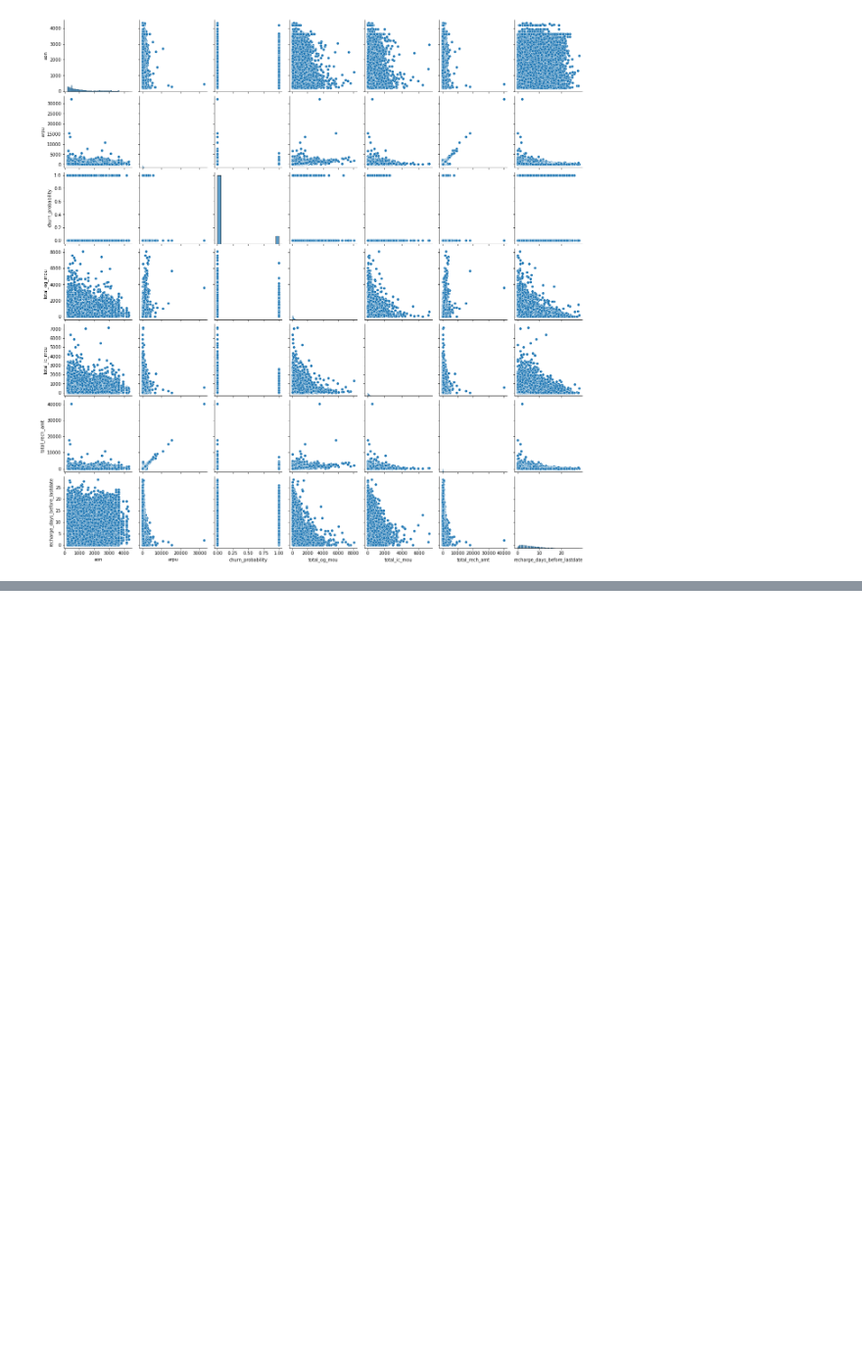
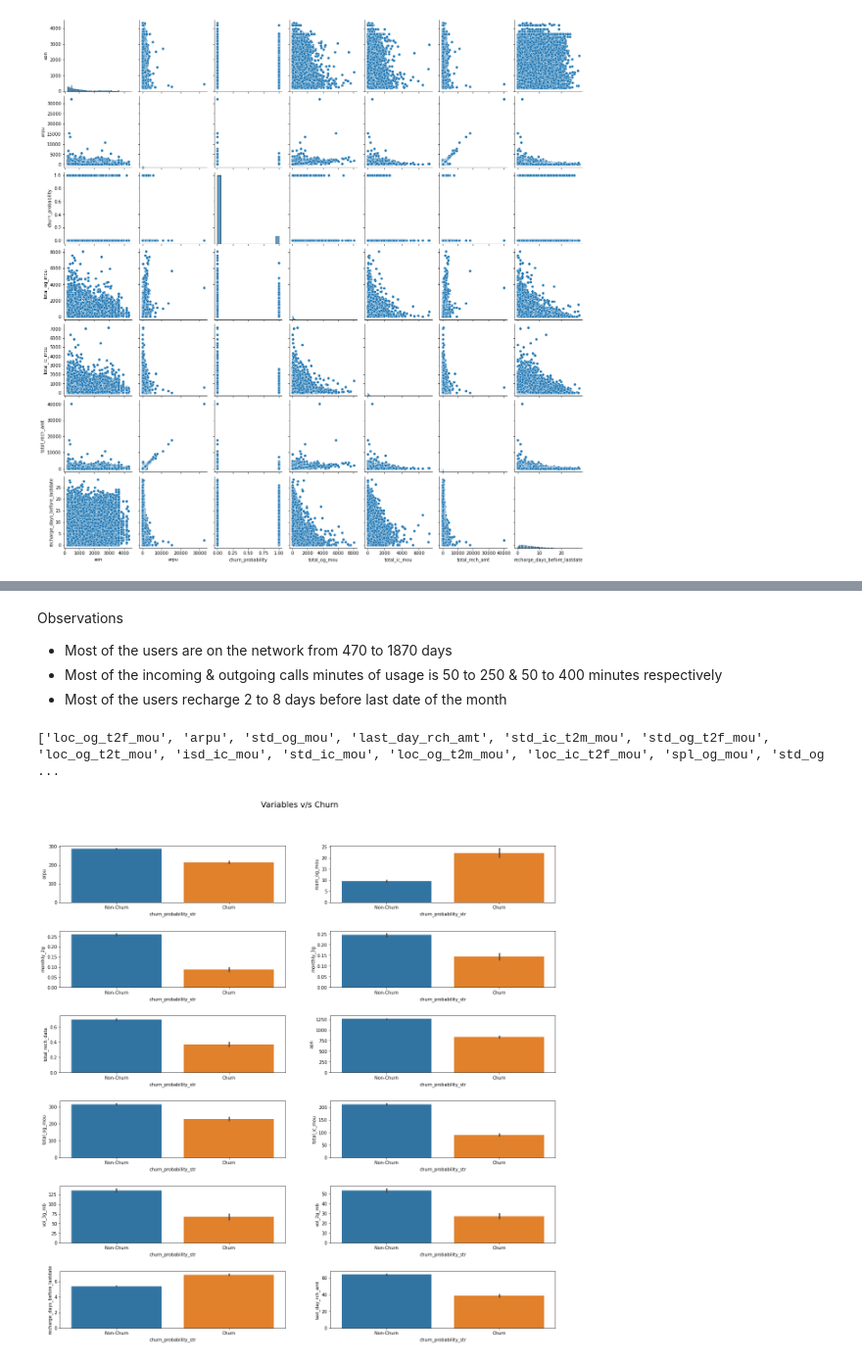
Before and after one commit to karthickchetti/Telecom_Churn_Prediction, a Jupyter notebook: Prediction.ipynb, the cells around one changed output, grey strips where cells are left out. Shown at 98% size. Cells and saved outputs as stored; diff of their text form; code cells hidden in the pictures; blank space fills up the shorter version.

```diff
--- a/Prediction.ipynb
+++ b/Prediction.ipynb
@@ -277,0 +311,38 @@ plt.show()
+# %% [markdown]
+Observations
+- Most of the users are on the network from 470 to 1870 days
+- Most of the incoming & outgoing calls minutes of usage is 50 to 250 & 50 to 400 minutes respectively
+- Most of the users recharge 2 to 8 days before last date of the month
+# %%
+data_eda['churn_probability'] = data_eda['churn_probability'].astype('string')
+data_eda["churn_probability_str"]=data_eda["churn_probability"].apply(lambda x:x.replace("0","Non-Churn").replace("1","Churn"))
+# %%
+#Understanding remaining columns
+cols=list(data_eda.columns)
+cat_cols=["churn_probability","churn_probability_str","night_pck_user","sachet_2g","fb_user","sachet_3g","monthly_2g","monthly_3g"]
+eda_cols=list(set(cols)-set(cat_cols))
+print(eda_cols)
+# %% [output]
+['loc_og_t2f_mou', 'arpu', 'std_og_mou', 'last_day_rch_amt', 'std_ic_t2m_mou', 'std_og_t2f_mou', 'loc_og_t2t_mou', 'isd_ic_mou', 'std_ic_mou', 'loc_og_t2m_mou', 'loc_ic_t2f_mou', 'spl_og_mou', 'std_og ...
+# %%
+#Understanding the behaviour of churn and non-churn customers over features
+tickers = ["arpu","roam_og_mou","monthly_2g","monthly_3g","total_rech_data","aon","total_og_mou","total_ic_mou","vol_3g_mb","vol_2g_mb","recharge_days_before_lastdate","last_day_rch_amt"]
+# %%
+# loop through the length of tickers and keep track of index
+plt.figure(figsize=(20, 20))
+plt.subplots_adjust(hspace=0.5)
+plt.suptitle("Variables v/s Churn", fontsize=18, y=0.95)
+
+for n, ticker in enumerate(tickers):
+    # add a new subplot iteratively
+    ax = plt.subplot(6, 2, n + 1)
+
+    # filter df and plot ticker on the new subplot axis
+    sns.barplot(data=data_eda,y=ticker,x="churn_probability_str")
+    ax.set_ylabel(ticker)
+plt.show()
+
+# sns.barplot(data=data_eda,y="arpu",x="churn_probability_str")
+# plt.show()
+# %% [output]
+[figure, added]
```
Also changed, not shown: parts of 10 cells of this notebook.
